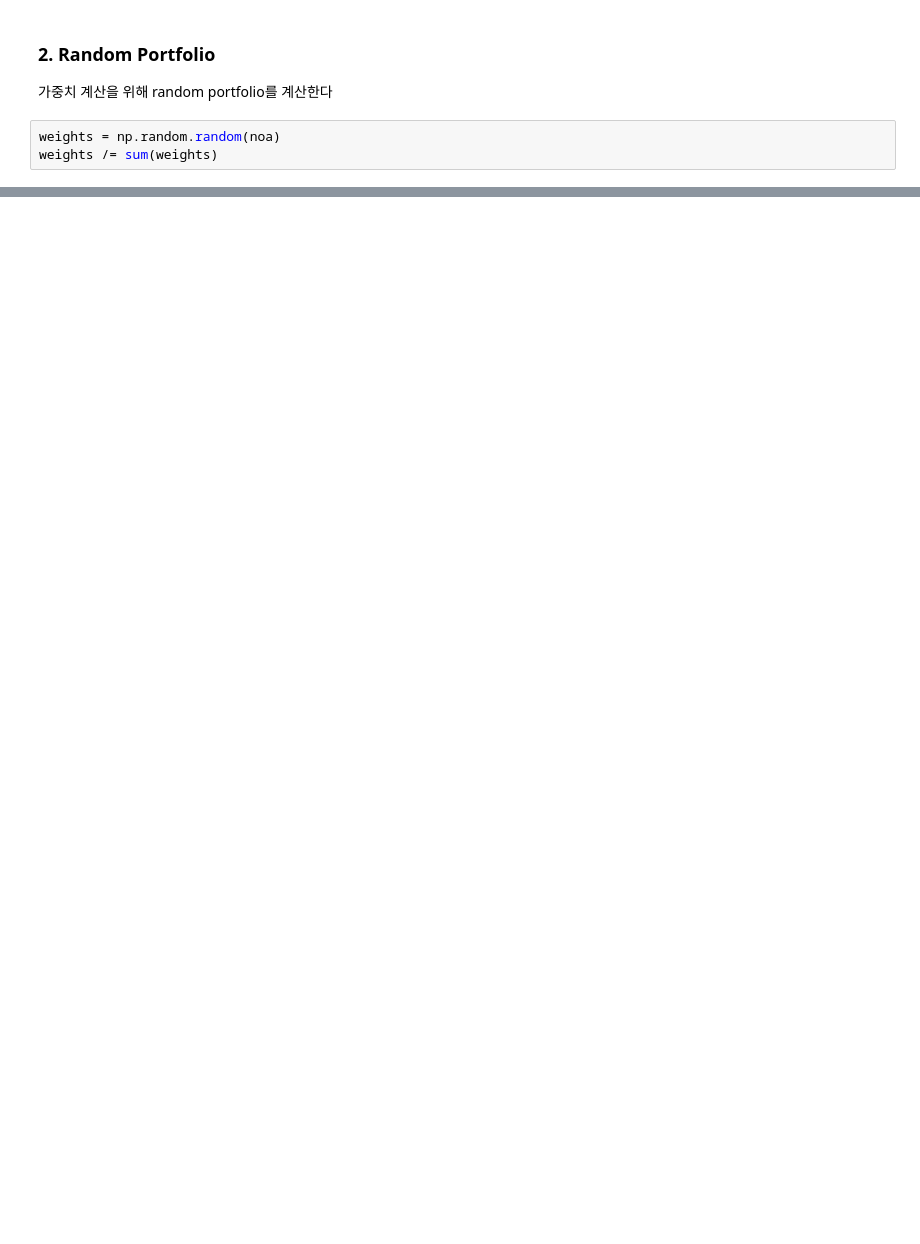
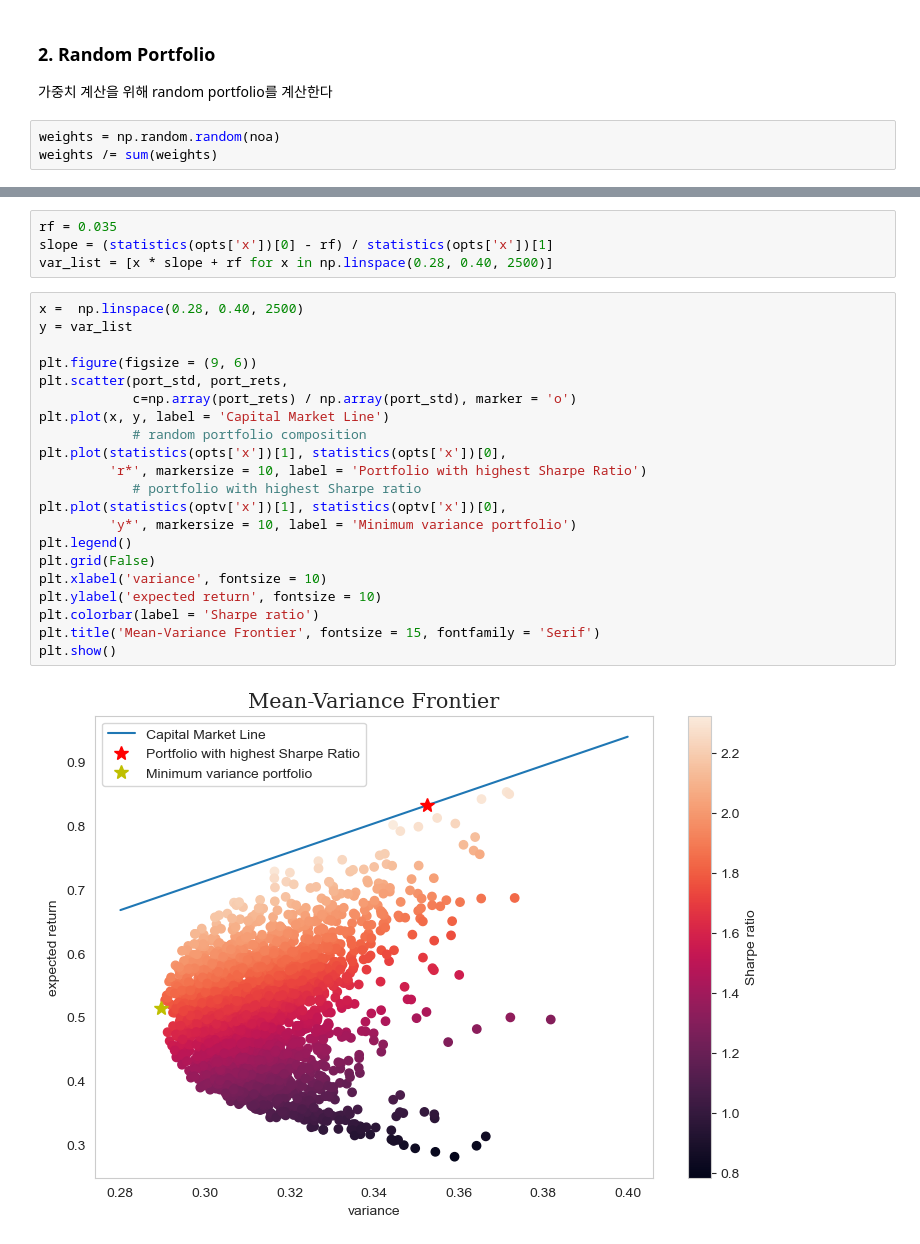
Before and after one commit to Tommylee1013/AssetPricing, a Jupyter notebook: Capital Asset Pricing Model/Capital Asset Pricing Model.ipynb, the cells around one changed output, grey strips where cells are left out. Drawn from its saved outputs; the diff is of its cells as text; blank space fills up the shorter version.

```diff
--- a/Capital Asset Pricing Model/Capital Asset Pricing Model.ipynb
+++ b/Capital Asset Pricing Model/Capital Asset Pricing Model.ipynb
@@ -148,0 +211,27 @@ array([0.852, 0.   , 0.006, 0.141])
+# %%
+rf = 0.035
+slope = (statistics(opts['x'])[0] - rf) / statistics(opts['x'])[1]
+var_list = [x * slope + rf for x in np.linspace(0.28, 0.40, 2500)]
+# %%
+x =  np.linspace(0.28, 0.40, 2500)
+y = var_list
+
+plt.figure(figsize = (9, 6))
+plt.scatter(port_std, port_rets,
+            c=np.array(port_rets) / np.array(port_std), marker = 'o')
+plt.plot(x, y, label = 'Capital Market Line')
+            # random portfolio composition
+plt.plot(statistics(opts['x'])[1], statistics(opts['x'])[0],
+         'r*', markersize = 10, label = 'Portfolio with highest Sharpe Ratio')
+            # portfolio with highest Sharpe ratio
+plt.plot(statistics(optv['x'])[1], statistics(optv['x'])[0],
+         'y*', markersize = 10, label = 'Minimum variance portfolio')
+plt.legend()
+plt.grid(False)
+plt.xlabel('variance', fontsize = 10)
+plt.ylabel('expected return', fontsize = 10)
+plt.colorbar(label = 'Sharpe ratio')
+plt.title('Mean-Variance Frontier', fontsize = 15, fontfamily = 'Serif')
+plt.show()
+# %% [output]
+[figure, added]
```
Also changed, not shown: parts of 18 cells of this notebook.
